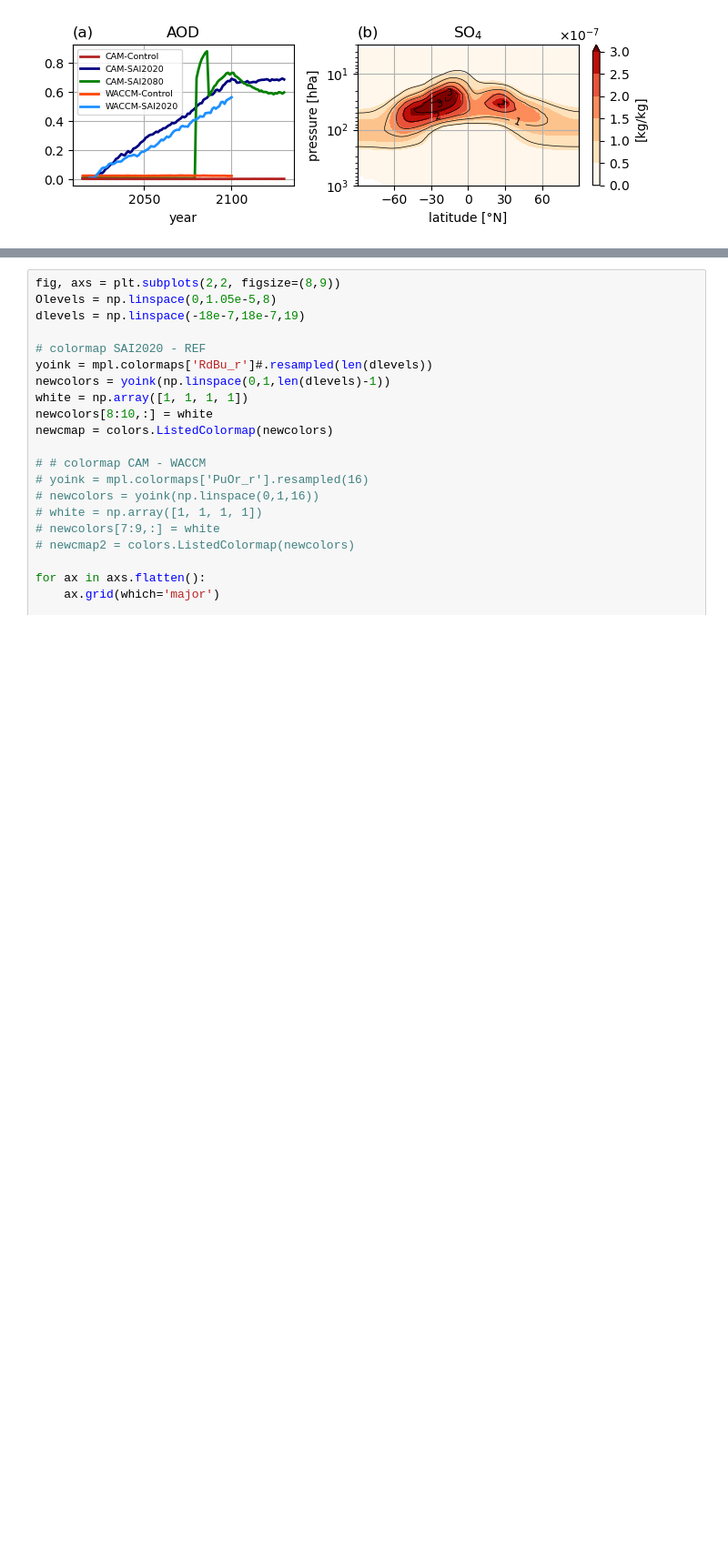
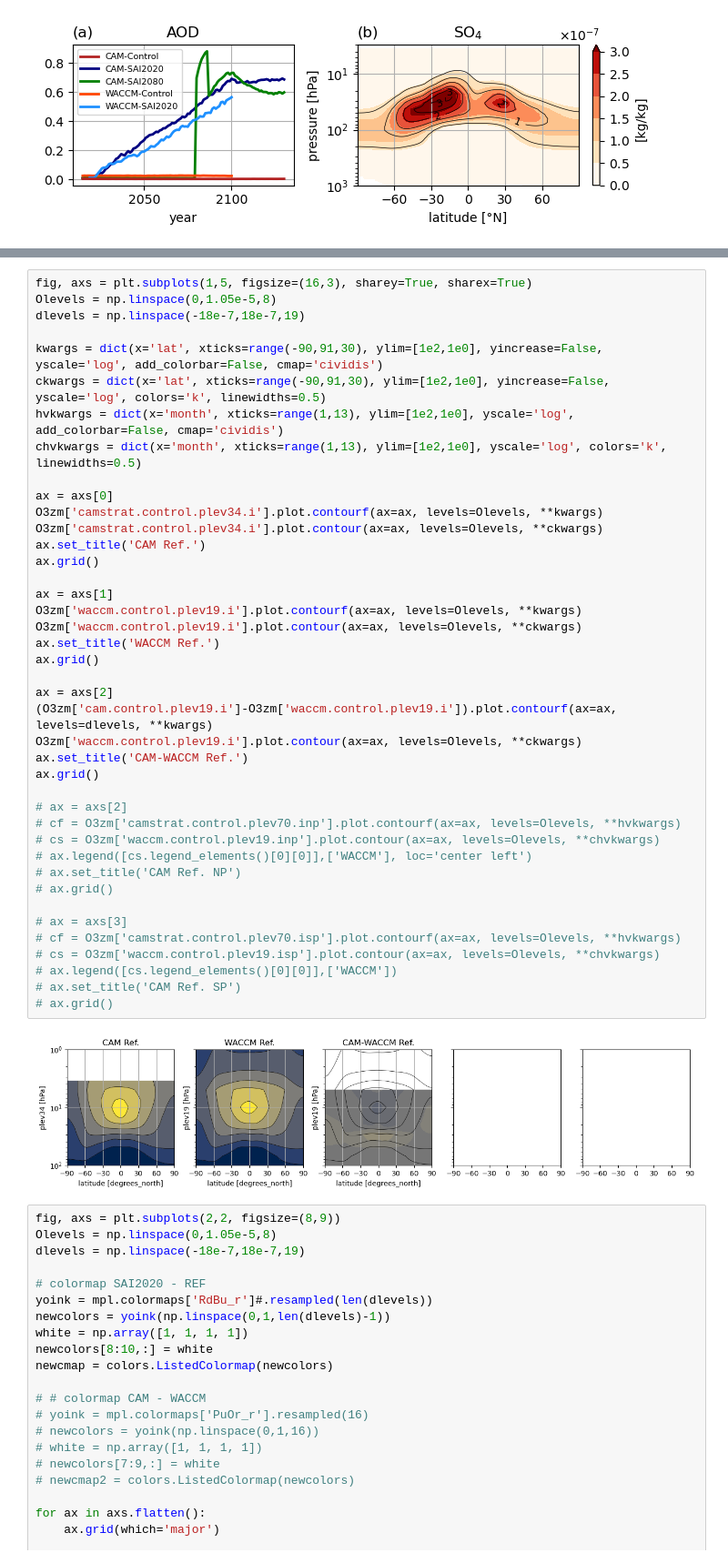
Before and after one commit to JdeJong96/CESM-CAM_SAI, a Jupyter notebook: results/aerosolfield.ipynb, the cells around one changed output, grey strips where cells are left out. Shown at 91% size. Cells and saved outputs as stored; diff of their text form; blank space fills up the shorter version.

```diff
--- a/results/aerosolfield.ipynb
+++ b/results/aerosolfield.ipynb
@@ -526,3 +508,46 @@ fig.savefig('figures/ozone.pdf')
+# %%
+fig, axs = plt.subplots(1,5, figsize=(16,3), sharey=True, sharex=True)
+Olevels = np.linspace(0,1.05e-5,8)
+dlevels = np.linspace(-18e-7,18e-7,19)
+
+kwargs = dict(x='lat', xticks=range(-90,91,30), ylim=[1e2,1e0], yincrease=False, yscale='log', add_colorbar=False, cmap='cividis')
+ckwargs = dict(x='lat', xticks=range(-90,91,30), ylim=[1e2,1e0], yincrease=False, yscale='log', colors='k', linewidths=0.5)
+hvkwargs = dict(x='month', xticks=range(1,13), ylim=[1e2,1e0], yscale='log', add_colorbar=False, cmap='cividis')
+chvkwargs = dict(x='month', xticks=range(1,13), ylim=[1e2,1e0], yscale='log', colors='k', linewidths=0.5)
+
+ax = axs[0]
+O3zm['camstrat.control.plev34.i'].plot.contourf(ax=ax, levels=Olevels, **kwargs)
+O3zm['camstrat.control.plev34.i'].plot.contour(ax=ax, levels=Olevels, **ckwargs)
+ax.set_title('CAM Ref.')
+ax.grid()
+
+ax = axs[1]
+O3zm['waccm.control.plev19.i'].plot.contourf(ax=ax, levels=Olevels, **kwargs)
+O3zm['waccm.control.plev19.i'].plot.contour(ax=ax, levels=Olevels, **ckwargs)
+ax.set_title('WACCM Ref.')
+ax.grid()
+
+ax = axs[2]
+(O3zm['cam.control.plev19.i']-O3zm['waccm.control.plev19.i']).plot.contourf(ax=ax, levels=dlevels, **kwargs)
+O3zm['waccm.control.plev19.i'].plot.contour(ax=ax, levels=Olevels, **ckwargs)
+ax.set_title('CAM-WACCM Ref.')
+ax.grid()
+
+# ax = axs[2]
+# cf = O3zm['camstrat.control.plev70.inp'].plot.contourf(ax=ax, levels=Olevels, **hvkwargs)
+# cs = O3zm['waccm.control.plev19.inp'].plot.contour(ax=ax, levels=Olevels, **chvkwargs)
+# ax.legend([cs.legend_elements()[0][0]],['WACCM'], loc='center left')
+# ax.set_title('CAM Ref. NP')
+# ax.grid()
+
+# ax = axs[3]
+# cf = O3zm['camstrat.control.plev70.isp'].plot.contourf(ax=ax, levels=Olevels, **hvkwargs)
+# cs = O3zm['waccm.control.plev19.isp'].plot.contour(ax=ax, levels=Olevels, **chvkwargs)
+# ax.legend([cs.legend_elements()[0][0]],['WACCM'])
+# ax.set_title('CAM Ref. SP')
+# ax.grid()
+# %% [output]
+[figure, added]
 # %%
 fig, axs = plt.subplots(2,2, figsize=(8,9))
 Olevels = np.linspace(0,1.05e-5,8)
```
Also changed, not shown: parts of 4 cells of this notebook, 1 other file.
